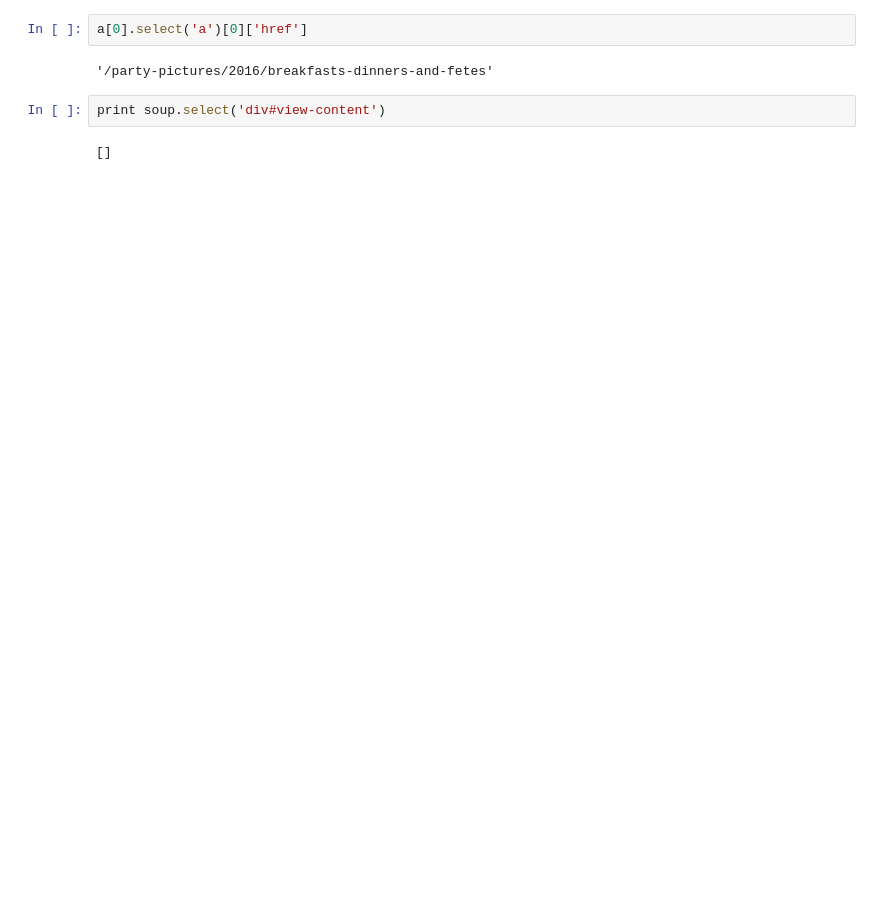
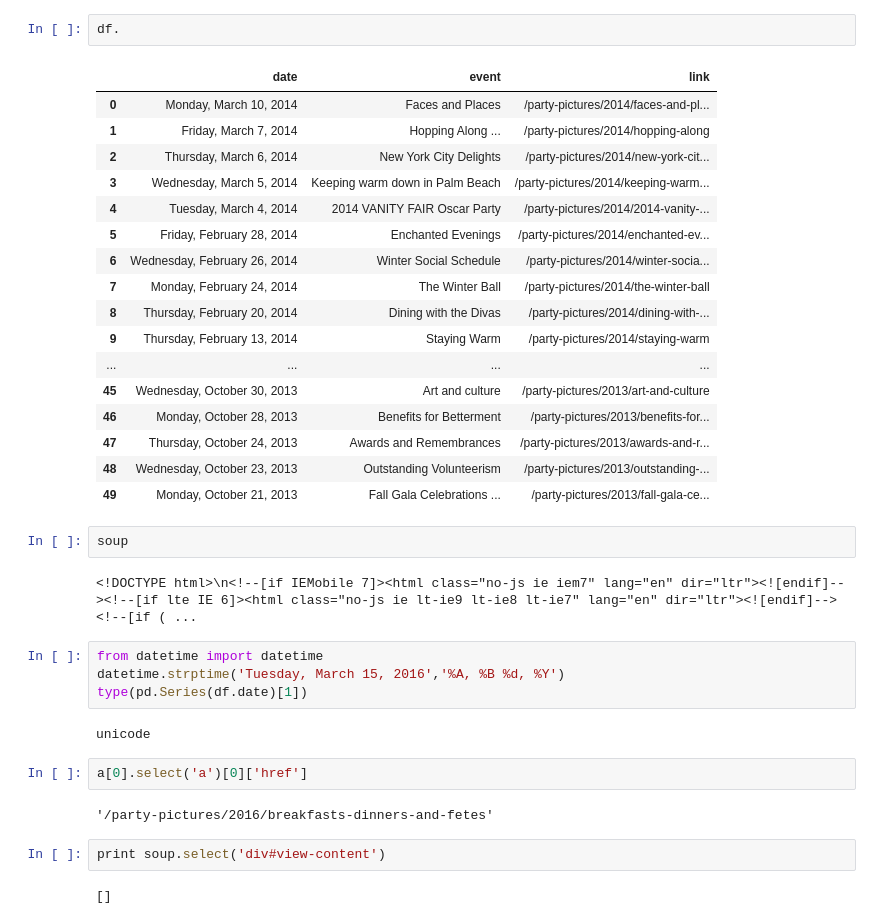
Before and after one commit to udicuty/miniprojects, a Jupyter notebook: graph.ipynb, the cells around one changed output. Saved outputs shown, nothing was run; the diff lists cells and outputs as text; blank space fills up the shorter version.

```diff
--- a/graph.ipynb
+++ b/graph.ipynb
@@ -112,3 +83,33 @@ df
+# %%
+df.
+# %% [output]
+|  | date | event | link |
+| 0 | Monday, March 10, 2014 | Faces and Places | /party-pictures/2014/faces-and-pl... |
+| 1 | Friday, March 7, 2014 | Hopping Along ... | /party-pictures/2014/hopping-along |
+| 2 | Thursday, March 6, 2014 | New York City Delights | /party-pictures/2014/new-york-cit... |
+| 3 | Wednesday, March 5, 2014 | Keeping warm down in Palm Beach | /party-pictures/2014/keeping-warm... |
+| 4 | Tuesday, March 4, 2014 | 2014 VANITY FAIR Oscar Party | /party-pictures/2014/2014-vanity-... |
+| 5 | Friday, February 28, 2014 | Enchanted Evenings | /party-pictures/2014/enchanted-ev... |
+| 6 | Wednesday, February 26, 2014 | Winter Social Schedule | /party-pictures/2014/winter-socia... |
+| 7 | Monday, February 24, 2014 | The Winter Ball | /party-pictures/2014/the-winter-ball |
+| 8 | Thursday, February 20, 2014 | Dining with the Divas | /party-pictures/2014/dining-with-... |
+| 9 | Thursday, February 13, 2014 | Staying Warm | /party-pictures/2014/staying-warm |
+| ... | ... | ... | ... |
+| 45 | Wednesday, October 30, 2013 | Art and culture | /party-pictures/2013/art-and-culture |
+| 46 | Monday, October 28, 2013 | Benefits for Betterment | /party-pictures/2013/benefits-for... |
+| 47 | Thursday, October 24, 2013 | Awards and Remembrances | /party-pictures/2013/awards-and-r... |
+| 48 | Wednesday, October 23, 2013 | Outstanding Volunteerism | /party-pictures/2013/outstanding-... |
+| 49 | Monday, October 21, 2013 | Fall Gala Celebrations ... | /party-pictures/2013/fall-gala-ce... |
+# %%
+soup
+# %% [output]
+<!DOCTYPE html>\n<!--[if IEMobile 7]><html class="no-js ie iem7" lang="en" dir="ltr"><![endif]--><!--[if lte IE 6]><html class="no-js ie lt-ie9 lt-ie8 lt-ie7" lang="en" dir="ltr"><![endif]--><!--[if ( ...
+# %%
+from datetime import datetime
+datetime.strptime('Tuesday, March 15, 2016','%A, %B %d, %Y')
+type(pd.Series(df.date)[1])
+# %% [output]
+unicode
 # %%
 a[0].select('a')[0]['href']
 # %% [output]
```
Also changed, not shown: parts of 5 cells of this notebook.
